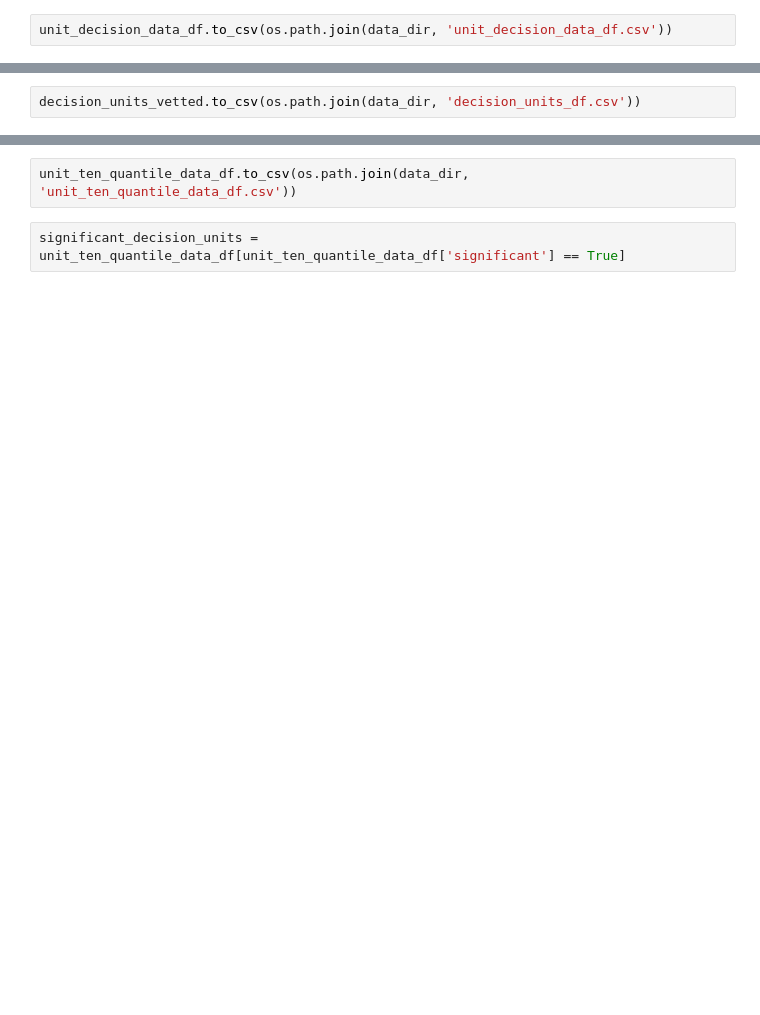
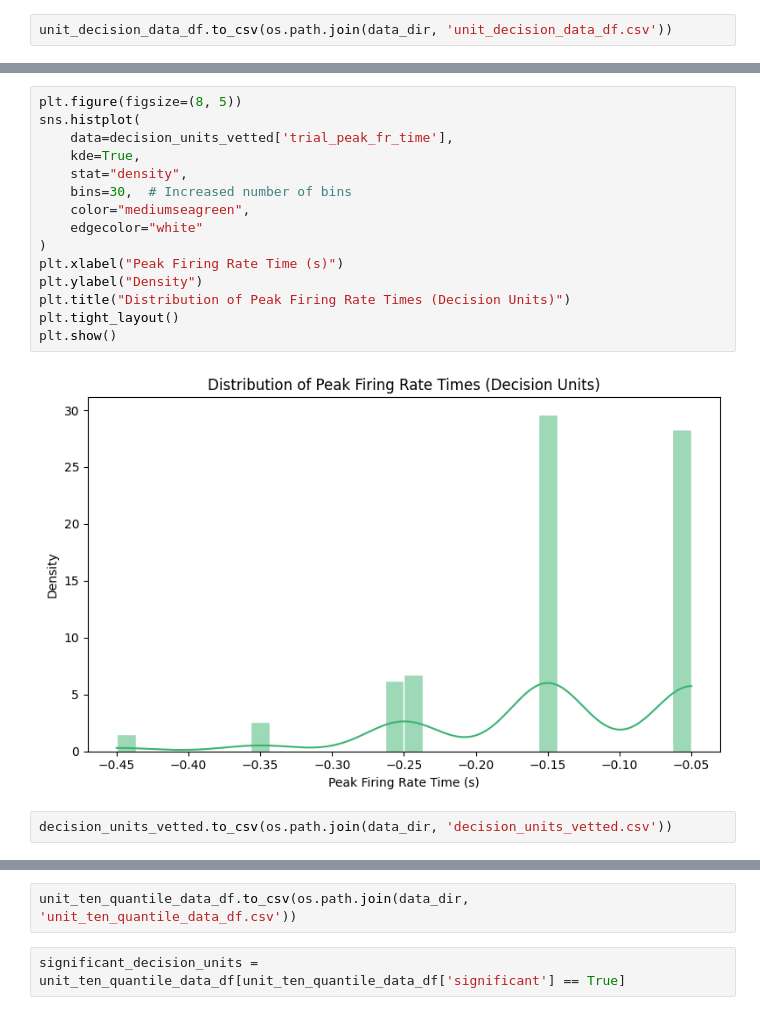
Before and after one commit to rebz444/cheerios, a Jupyter notebook: 2a_peak_fr_analysis.ipynb, the cells around one changed output, grey strips where cells are left out. Drawn from its saved outputs; the diff is of its cells as text; blank space fills up the shorter version.

```diff
--- a/2a_peak_fr_analysis.ipynb
+++ b/2a_peak_fr_analysis.ipynb
@@ -189,2 +151,19 @@ Destination folder: /Users/rebekahzhang/data/neural_data/figures/interesting_one
+# %%
+plt.figure(figsize=(8, 5))
+sns.histplot(
+    data=decision_units_vetted['trial_peak_fr_time'],
+    kde=True,
+    stat="density",
+    bins=30,  # Increased number of bins
+    color="mediumseagreen",
+    edgecolor="white"
+)
+plt.xlabel("Peak Firing Rate Time (s)")
+plt.ylabel("Density")
+plt.title("Distribution of Peak Firing Rate Times (Decision Units)")
+plt.tight_layout()
+plt.show()
+# %% [output]
+[figure, added]
 # %%
-decision_units_vetted.to_csv(os.path.join(data_dir, 'decision_units_df.csv'))
+decision_units_vetted.to_csv(os.path.join(data_dir, 'decision_units_vetted.csv'))
```
Also changed, not shown: parts of 65 cells of this notebook, 16 other files.
